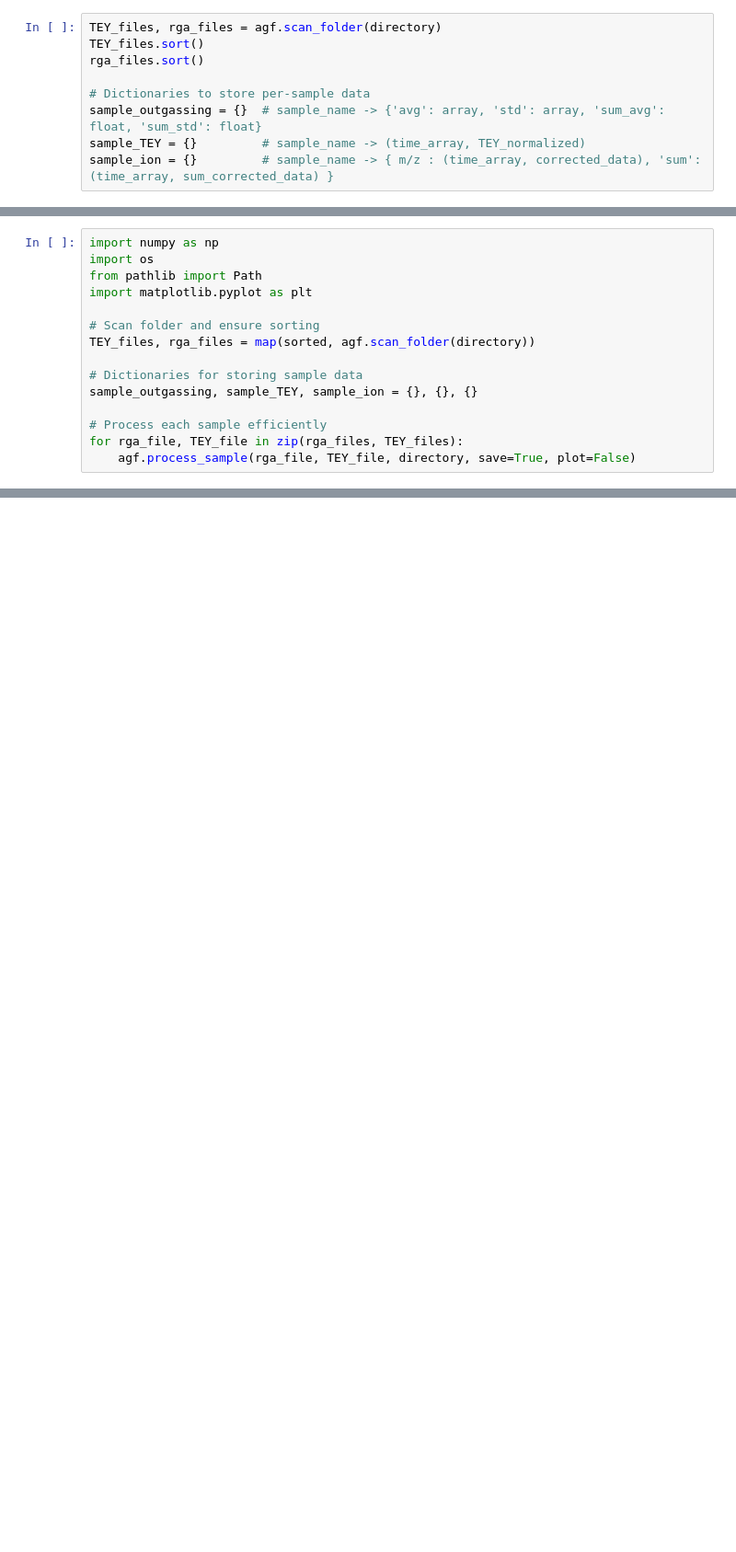
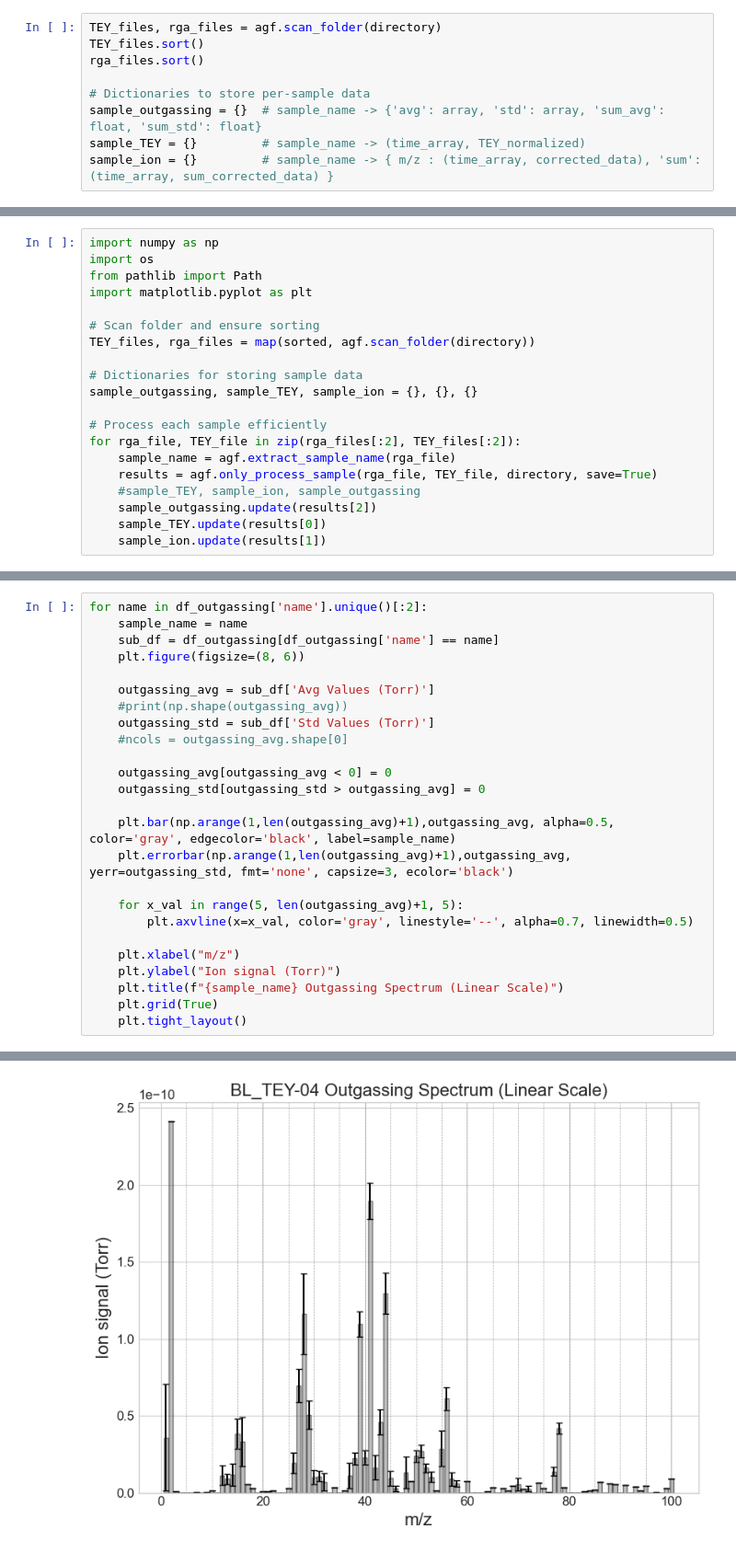
Before and after one commit to kasandrle/accelerate_data_process, a Jupyter notebook: 2025-05-15_RGA+TEY_Trainingset/plot.ipynb, the cells around one changed output, grey strips where cells are left out. Shown: that part at 92% size. Drawn from its saved outputs; the diff is of its cells as text; blank space fills up the shorter version.

```diff
--- a/2025-05-15_RGA+TEY_Trainingset/plot.ipynb
+++ b/2025-05-15_RGA+TEY_Trainingset/plot.ipynb
@@ -76,5 +88,10 @@ TEY_files, rga_files = map(sorted, agf.scan_folder(directory))
 sample_outgassing, sample_TEY, sample_ion = {}, {}, {}
 
 # Process each sample efficiently
-for rga_file, TEY_file in zip(rga_files, TEY_files):
-    agf.process_sample(rga_file, TEY_file, directory, save=True, plot=False)
+for rga_file, TEY_file in zip(rga_files[:2], TEY_files[:2]):
+    sample_name = agf.extract_sample_name(rga_file)
+    results = agf.only_process_sample(rga_file, TEY_file, directory, save=True)
+    #sample_TEY, sample_ion, sample_outgassing
+    sample_outgassing.update(results[2])
+    sample_TEY.update(results[0])
+    sample_ion.update(results[1])
@@ -80,0 +190,26 @@ for rga_file, TEY_file in zip(rga_files, TEY_files):
+# %%
+for name in df_outgassing['name'].unique()[:2]:
+    sample_name = name
+    sub_df = df_outgassing[df_outgassing['name'] == name]
+    plt.figure(figsize=(8, 6))
+
+    outgassing_avg = sub_df['Avg Values (Torr)']
+    #print(np.shape(outgassing_avg))
+    outgassing_std = sub_df['Std Values (Torr)']
+    #ncols = outgassing_avg.shape[0]
+
+    outgassing_avg[outgassing_avg < 0] = 0
+    outgassing_std[outgassing_std > outgassing_avg] = 0
+
+    plt.bar(np.arange(1,len(outgassing_avg)+1),outgassing_avg, alpha=0.5, color='gray', edgecolor='black', label=sample_name)
+    plt.errorbar(np.arange(1,len(outgassing_avg)+1),outgassing_avg, yerr=outgassing_std, fmt='none', capsize=3, ecolor='black')
+
+    for x_val in range(5, len(outgassing_avg)+1, 5):
+        plt.axvline(x=x_val, color='gray', linestyle='--', alpha=0.7, linewidth=0.5)
+
+    plt.xlabel("m/z")
+    plt.ylabel("Ion signal (Torr)")
+    plt.title(f"{sample_name} Outgassing Spectrum (Linear Scale)")
+    plt.grid(True)
+    plt.tight_layout()
+# %% [output]
@@ -80,0 +233 @@ for rga_file, TEY_file in zip(rga_files, TEY_files):
+[figure, added]
```
Also changed, not shown: parts of 9 cells of this notebook, 6 other files.
